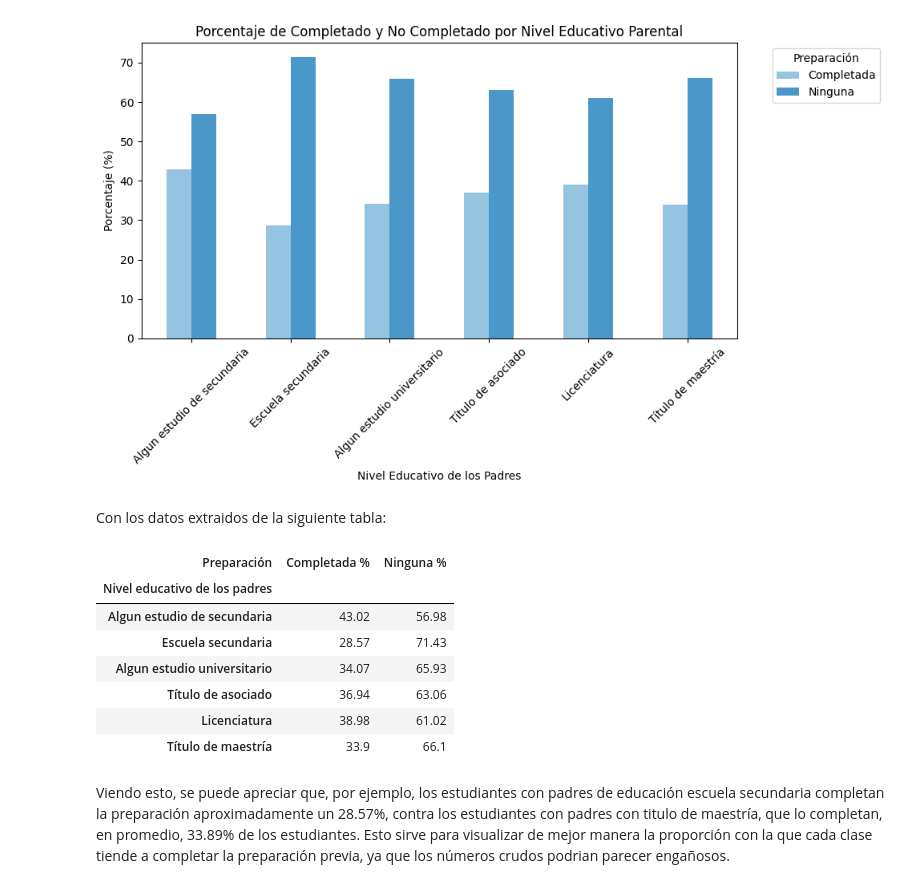
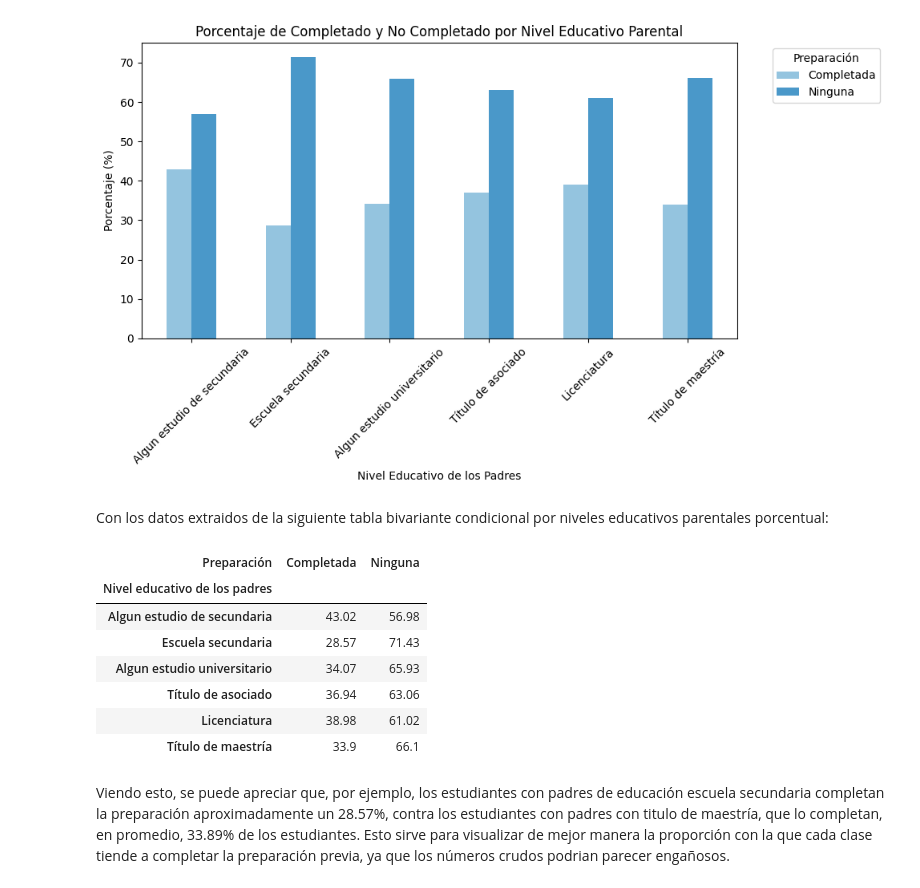
Before and after one commit to Zadquiel-niev/StudentsPerformance-G5-G6-Grupo-5, a Jupyter notebook: jupyter.ipynb, the cells around one changed output. Cells and saved outputs as stored; diff of their text form; code cells hidden in the pictures.

```diff
--- a/jupyter.ipynb
+++ b/jupyter.ipynb
@@ -144,30 +144,28 @@ plt.show()
 # %% [output]
 [figure]
 # %% [markdown]
-Con los datos extraidos de la siguiente tabla:
+Con los datos extraidos de la siguiente tabla bivariante condicional por niveles educativos parentales porcentual:
 # %%
 tabla_porcentajes_redondeado = tabla_porcentajes.round(2).reindex([
     "Algun estudio de secundaria",
     "Escuela secundaria",
     "Algun estudio universitario",
     "Título de asociado",
     "Licenciatura",
     "Título de maestría",
 ])
 
 pd.set_option('display.notebook_repr_html', True)
 
 def _repr_latex_(self):
     return "{%s}" % self.to_latex()
 
 pd._repr_latex_ = _repr_latex_
 
 tabla_porcentajes_redondeado = tabla_porcentajes_redondeado.astype(str)
-tabla_porcentajes_redondeado = tabla_porcentajes_redondeado.rename(columns={'Completada' : 'Completada %',
-                                             'Ninguna' : 'Ninguna %'})
 tabla_porcentajes_redondeado
 # %% [output]
-| Preparación | Completada % | Ninguna % |
+| Preparación | Completada | Ninguna |
 | Nivel educativo de los padres |  |  |
 | Algun estudio de secundaria | 43.02 | 56.98 |
 | Escuela secundaria | 28.57 | 71.43 |
```
Also changed, not shown: 1 other file.
